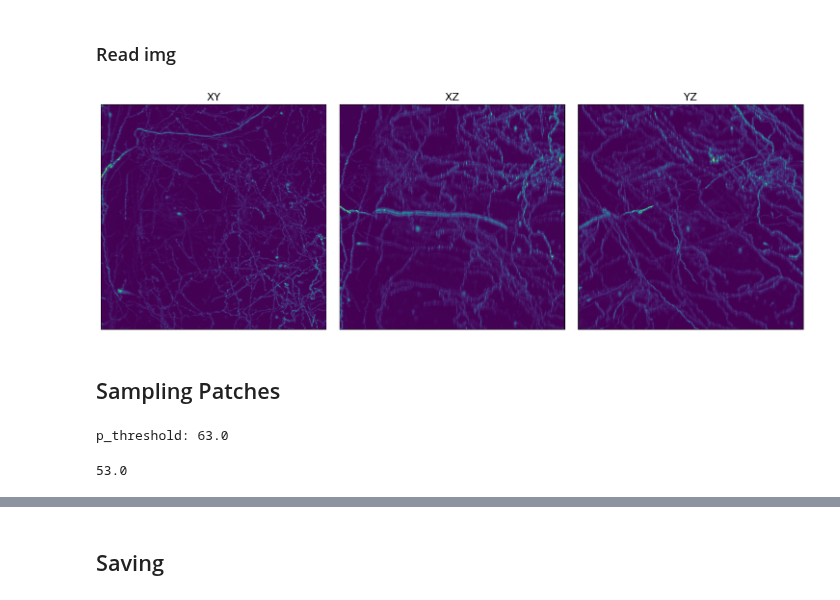
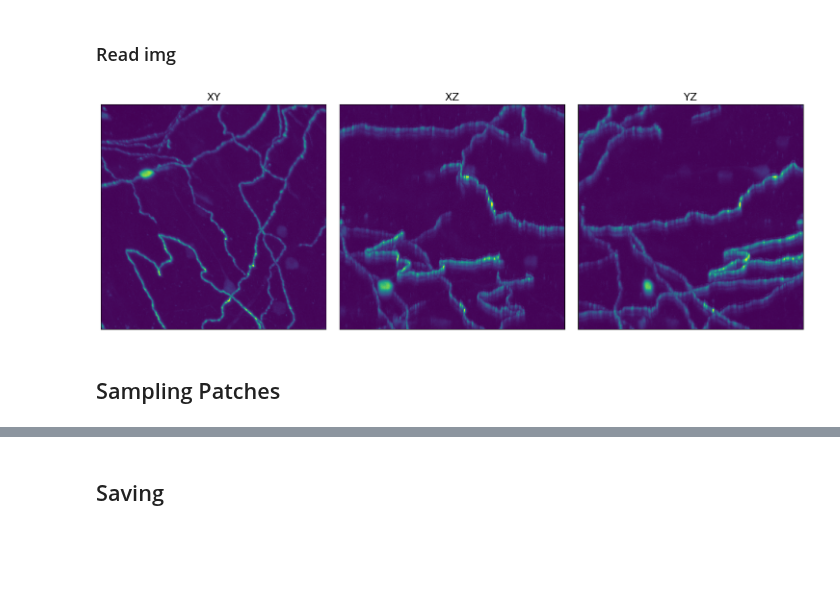
Before and after one commit to AllenNeuralDynamics/aind-exaspim-soma-detection, a Jupyter notebook: code/deconvolution_notebook.ipynb, the cells around one changed output, grey strips where cells are left out. Saved outputs shown, nothing was run; the diff lists cells and outputs as text; code cells hidden in the pictures; blank space fills up the shorter version.

```diff
--- a/code/deconvolution_notebook.ipynb
+++ b/code/deconvolution_notebook.ipynb
@@ -113,18 +113,18 @@ sites = [
 # [36063.15,9586.425,20097.422]
 # %%
 # Region of interest
-origin = [36192, 5200, 17781]
-shape = [1200, 1200, 1200]
+origin = [14302.933,5700.475,18735.064]
+shape = [400, 400, 400]
 from_center = True
 
 # Read img
 voxel = img_utils.to_voxels(origin, downsample_factor=downsample_factor)
 img_chunk = read_from_s3(img, voxel, shape, from_center=from_center)
 #img_chunk = imread("/root/capsule/results/inference/exaspim_685221_by_20240910-0045_axial_to_lateral_gan_apollo/test_latest_iter14000/volumes/output_volume_xy-view_iter-14000.tif")
 #img_chunk = rescale(img_chunk, clip_bool=True)
-#imwrite(f"/root/capsule/data/test_exaspim_{dataset}/raw_3.tiff", img_chunk)
+imwrite(f"/root/capsule/data/test01_{dataset}/raw.tiff", img_chunk)
 
 # Plot mips
 plot_mips(img_chunk, clip_bool=True)
 # %% [output]
-[figure, old version]
+[figure, new version]
@@ -132,11 +134,9 @@ plot_mips(img_chunk, clip_bool=True)
 ## Sampling Patches
 # %%
 # Set threshold
-percentile = 95
+percentile = 80
 p_threshold = np.percentile(img_chunk, percentile)
 print("p_threshold:", p_threshold)
-# %% [output]
-p_threshold: 63.0
 # %%
 from numpy.random import randint as rand
 
@@ -182,10 +182,6 @@ def compute_slice_projection(arr, start, n_slices, axis):
         return np.max(arr[:, :, start:end], axis=axis)
     else:
         print("Axis must be 0, 1, or 2")
-# %%
-np.median(sampled_chunk)
-# %% [output]
-53.0
 # %%
 sampled_chunk = sample_chunk_from_large_arr(img_chunk, (108, 108, 108))
 plot_mips(sampled_chunk, clip_bool=False)
```
Also changed, not shown: parts of 5 cells of this notebook, 5 other files.
